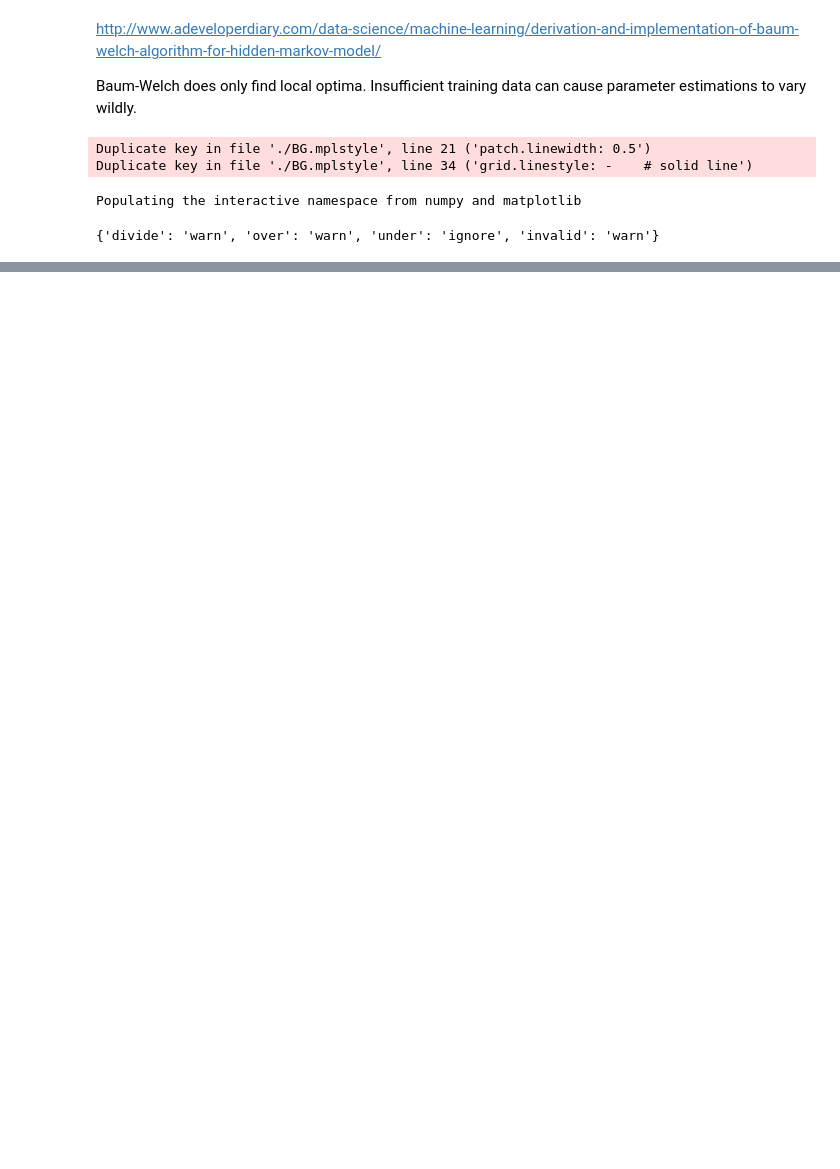
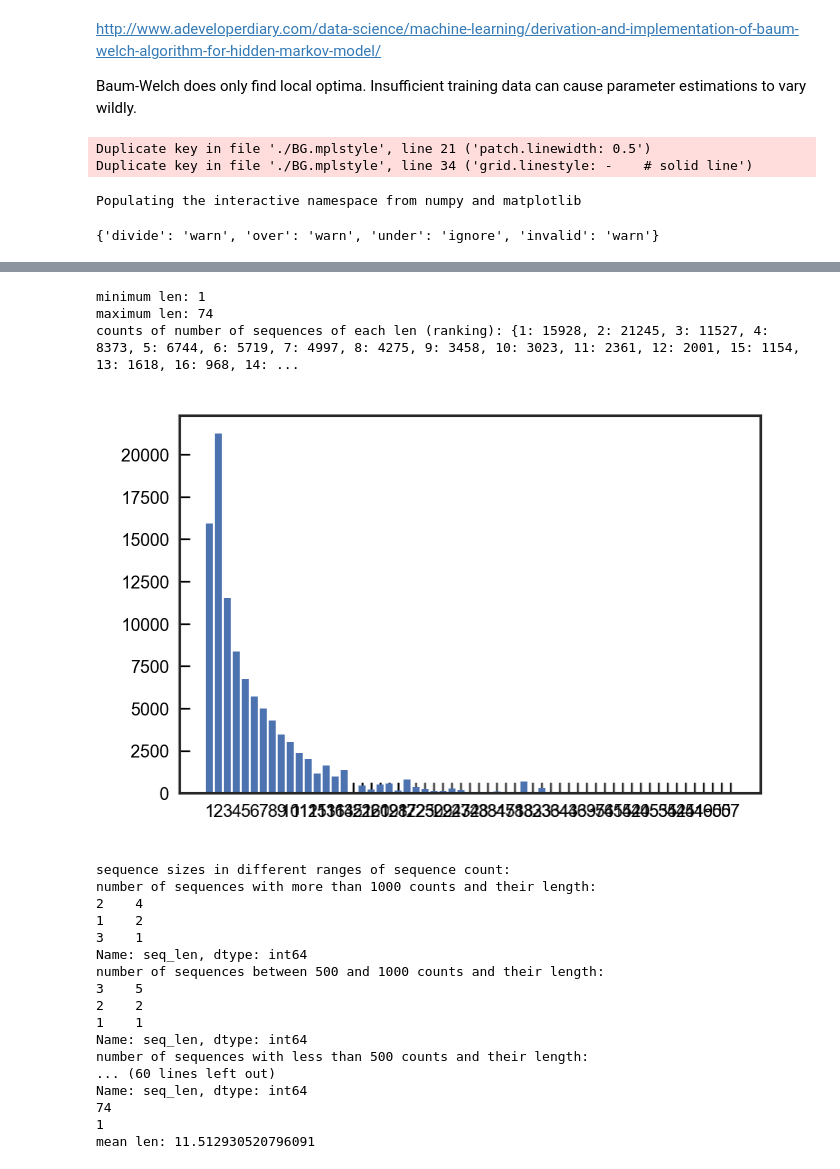
Before and after one commit to guedesbruna/NLP_Automatic_dialog_extraction, a Jupyter notebook: HMM_Baum_Welch-Copy1.ipynb, the cells around one changed output, grey strips where cells are left out. Saved outputs shown, nothing was run; the diff lists cells and outputs as text; code cells hidden in the pictures; blank space fills up the shorter version.

Commit message:
updates on BW, on plotting, and comparison of models scripts and notebooks

```diff
--- a/HMM_Baum_Welch-Copy1.ipynb
+++ b/HMM_Baum_Welch-Copy1.ipynb
@@ -261,0 +365,38 @@ Count of dialogues that failed and went to exception: 0
+# %%
+import pandas as pd
+import numpy as np
+import re
+from collections import Counter
+import statistics
+from more_itertools import locate
+import operator
+import matplotlib.pyplot as plt
+import pickle
+
+model_name = 'hmm_fb'
+
+sorted_d, seq_sizes, seq_to_plot = sorted_seq_and_counts_hmm(hmm_seq)
+plot_literal_count_per_seq(seq_sizes, model_name)
+plot_len_grouped = plot_grouped_per_len_seq(sorted_d, seq_to_plot, model_name)
+# %% [output]
+minimum len: 1
+maximum len: 74
+counts of number of sequences of each len (ranking): {1: 15928, 2: 21245, 3: 11527, 4: 8373, 5: 6744, 6: 5719, 7: 4997, 8: 4275, 9: 3458, 10: 3023, 11: 2361, 12: 2001, 15: 1154, 13: 1618, 16: 968, 14: ...
+[figure, added]
+sequence sizes in different ranges of sequence count:
+number of sequences with more than 1000 counts and their length:
+2    4
+1    2
+3    1
+Name: seq_len, dtype: int64
+number of sequences between 500 and 1000 counts and their length:
+3    5
+2    2
+1    1
+Name: seq_len, dtype: int64
+number of sequences with less than 500 counts and their length:
+... (60 lines left out)
+Name: seq_len, dtype: int64
+74
+1
+mean len: 11.512930520796091
```
Also changed, not shown: parts of 6 cells of this notebook, 24 other files.
